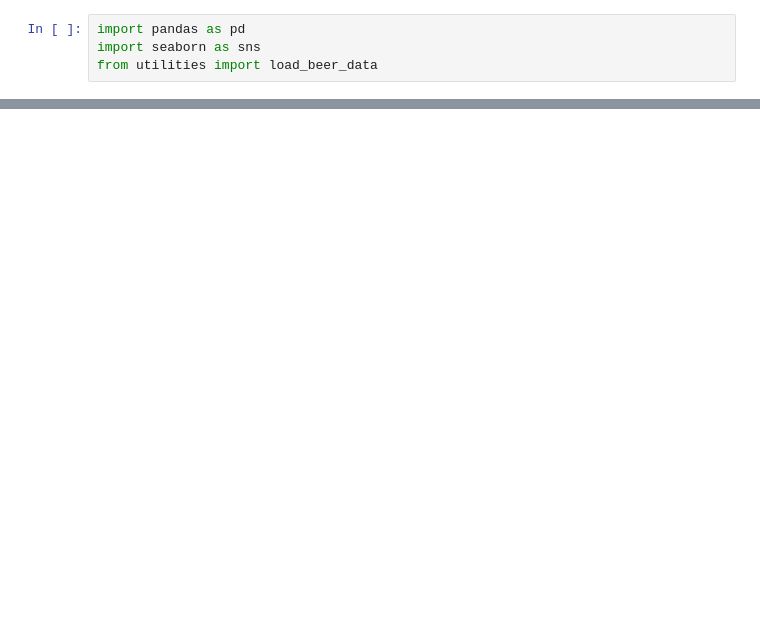
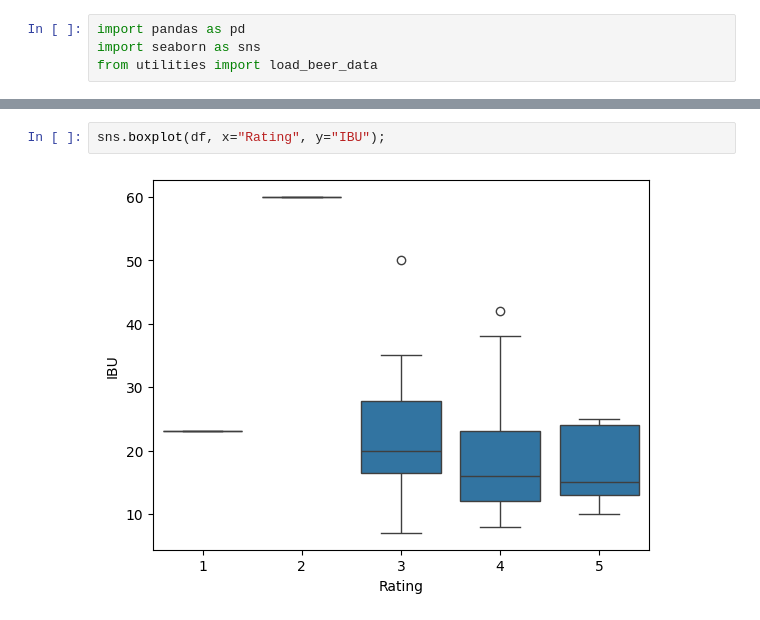
Before and after one commit to 80dono/beer, a Jupyter notebook: beer.ipynb, the cells around one changed output, grey strips where cells are left out. Saved outputs shown, nothing was run; the diff lists cells and outputs as text; blank space fills up the shorter version.

```diff
--- a/beer.ipynb
+++ b/beer.ipynb
@@ -19,0 +41,4 @@ sns.histplot(x=df["ABV"], bins=10);
+# %%
+sns.boxplot(df, x="Rating", y="IBU");
+# %% [output]
+[figure, added]
```
Also changed, not shown: parts of 6 cells of this notebook, 1 other file.
